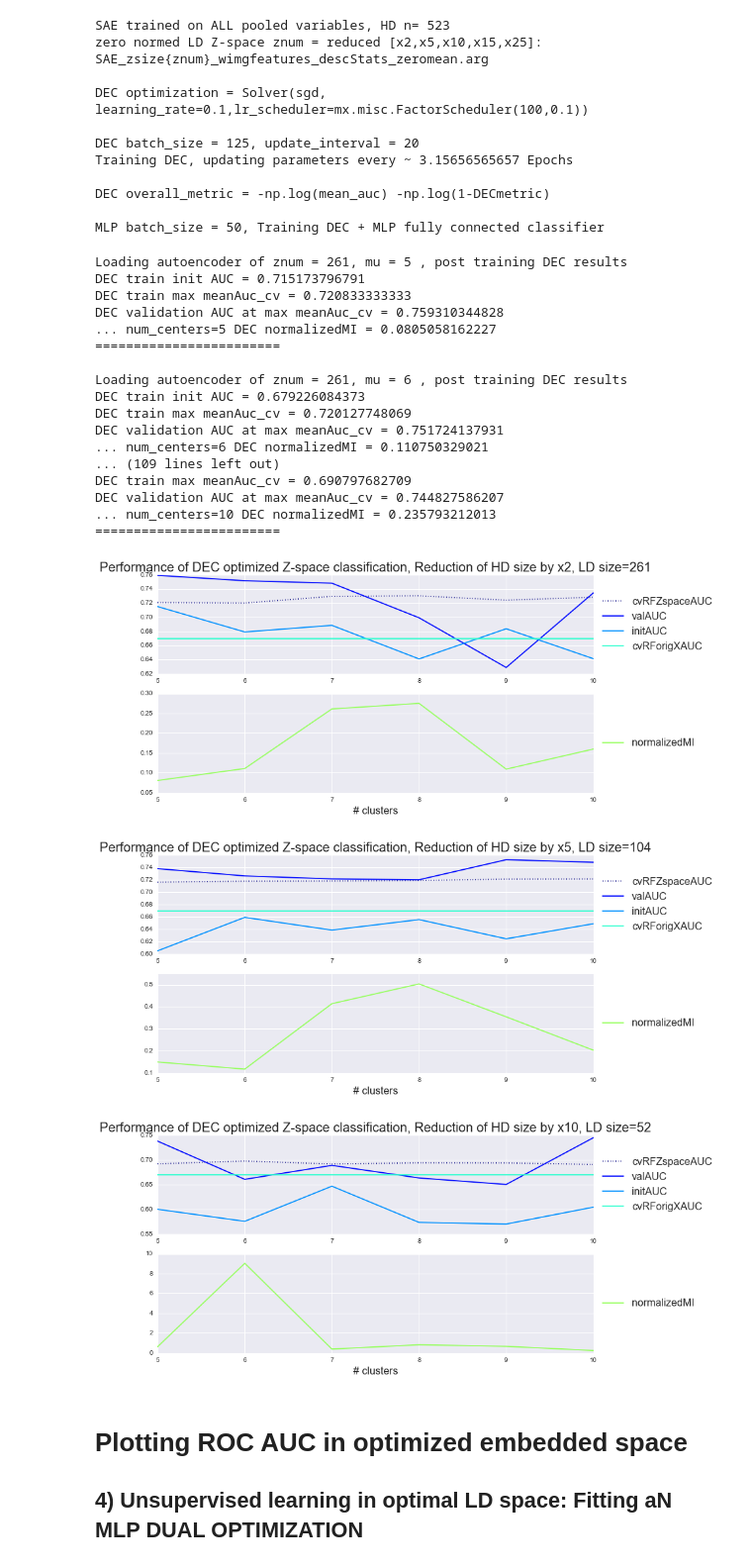
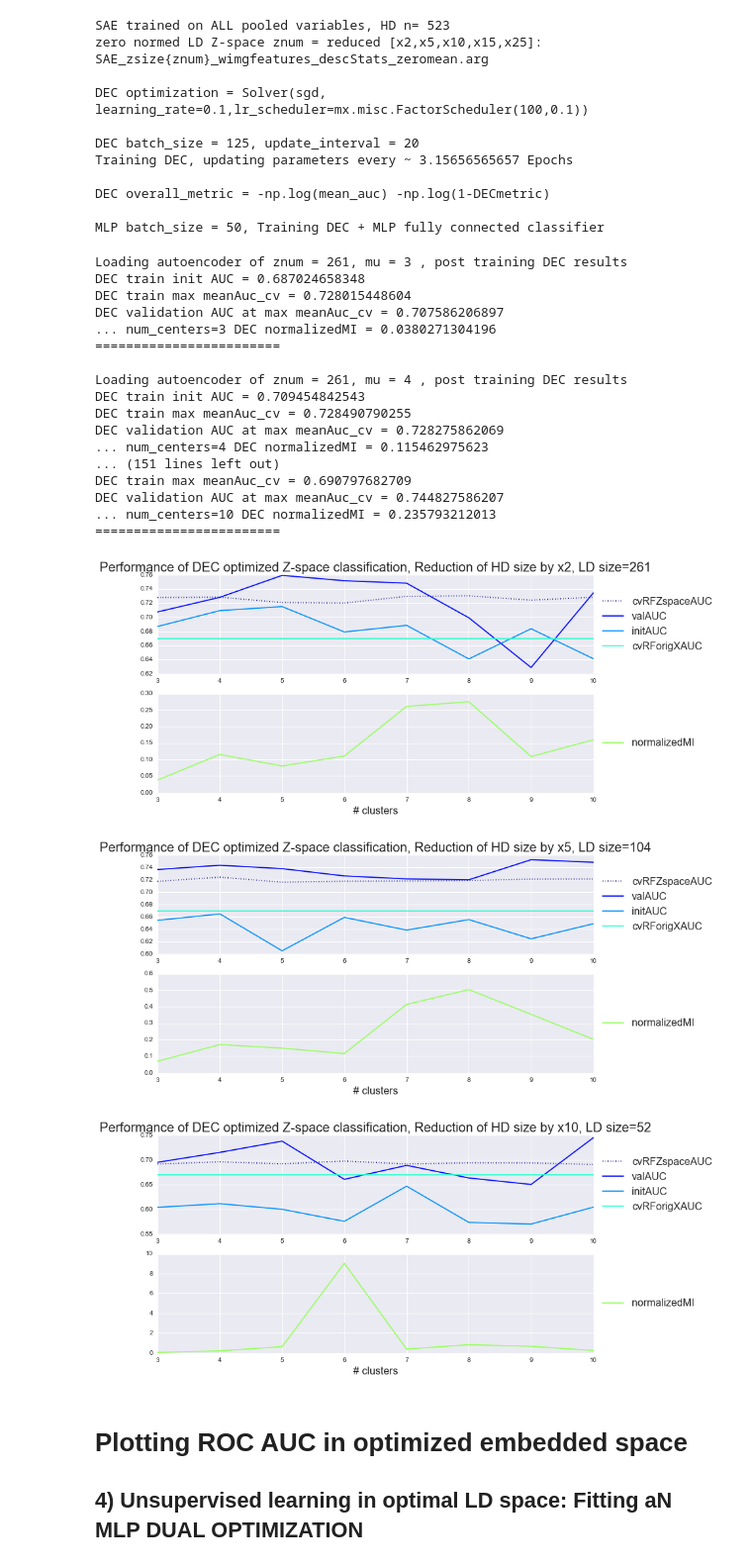
Before and after one commit to cgallego/NME_analysis, a Jupyter notebook: DEC_ROC_decModel_wimgF_dualopt_descStats.ipynb, the cells around one changed output. Shown at 99% size. Cells and saved outputs as stored; diff of their text form; code cells hidden in the pictures.

```diff
--- a/DEC_ROC_decModel_wimgF_dualopt_descStats.ipynb
+++ b/DEC_ROC_decModel_wimgF_dualopt_descStats.ipynb
@@ -330,7 +330,7 @@ save_to = r'Z:\Cristina\Section3\NME_DEC\SAEmodels\decModel_wimgF_dualopt_descSt
 # to load a prevously DEC model
 input_size = combX_allNME.shape[1]
 latent_size = [input_size/rxf for rxf in [2,5,10]] # other: 10,15,25
-varying_mu = [int(np.round(var_mu)) for var_mu in np.linspace(5,10,6)]
+varying_mu = [int(np.round(var_mu)) for var_mu in np.linspace(3,10,8)]
 
 ######################
 # DEC: define num_centers according to clustering variable
@@ -432,47 +432,47 @@ for znum in latent_size:
         print("... num_centers={} DEC normalizedMI = {}".format(num_centers,NMI))
         normalizedMI.append(NMI)
         print("========================\n")
 
     # plot latent space Accuracies vs. original
     colors = plt.cm.jet(np.linspace(0, 1, 16))
     fig2 = plt.figure(figsize=(12,6))
     #ax2 = plt.axes()
     sns.set_context("notebook")
     ax1 = fig2.add_subplot(2,1,1)
     ax1.plot(varying_mu, cvRFZspaceAUC, color=colors[0], ls=':', label='cvRFZspaceAUC')
     ax1.plot(varying_mu, valAUC, color=colors[2], label='valAUC')
     ax1.plot(varying_mu, initAUC, color=colors[4], label='initAUC')
     ax1.plot(varying_mu, cvRForigXAUC, color=colors[6], label='cvRForigXAUC')
     h1, l1 = ax1.get_legend_handles_labels()
     ax1.legend(h1, l1, loc='center left', bbox_to_anchor=(1, 0.5), prop={'size':16})
 
     ax2 = fig2.add_subplot(2,1,2)
     ax2.plot(varying_mu, normalizedMI, color=colors[8], label='normalizedMI')
     h2, l2 = ax2.get_legend_handles_labels()
     ax2.legend(h2, l2, loc='center left', bbox_to_anchor=(1, 0.5), prop={'size':16})
     ax2.set_xlabel('# clusters',fontsize=16)
     ax1.set_title('Performance of DEC optimized Z-space classification, Reduction of HD size by x{}, LD size={}'.format(input_size/znum, znum),fontsize=20)
 # %% [output]
-Loading autoencoder of znum = 261, mu = 5 , post training DEC results
-DEC train init AUC = 0.715173796791
-DEC train max meanAuc_cv = 0.720833333333
-DEC validation AUC at max meanAuc_cv = 0.759310344828
-... num_centers=5 DEC normalizedMI = 0.0805058162227
+Loading autoencoder of znum = 261, mu = 3 , post training DEC results
+DEC train init AUC = 0.687024658348
+DEC train max meanAuc_cv = 0.728015448604
+DEC validation AUC at max meanAuc_cv = 0.707586206897
+... num_centers=3 DEC normalizedMI = 0.0380271304196
 ========================
 
-Loading autoencoder of znum = 261, mu = 6 , post training DEC results
-DEC train init AUC = 0.679226084373
-DEC train max meanAuc_cv = 0.720127748069
-DEC validation AUC at max meanAuc_cv = 0.751724137931
-... num_centers=6 DEC normalizedMI = 0.110750329021
-... (109 lines left out)
+Loading autoencoder of znum = 261, mu = 4 , post training DEC results
+DEC train init AUC = 0.709454842543
+DEC train max meanAuc_cv = 0.728490790255
+DEC validation AUC at max meanAuc_cv = 0.728275862069
+... num_centers=4 DEC normalizedMI = 0.115462975623
+... (151 lines left out)
 DEC train max meanAuc_cv = 0.690797682709
 DEC validation AUC at max meanAuc_cv = 0.744827586207
 ... num_centers=10 DEC normalizedMI = 0.235793212013
 ========================
-[figure, old version]
+[figure, new version]
-[figure, old version]
+[figure, new version]
-[figure, old version]
+[figure, new version]
 # %% [markdown]
 # Plotting ROC AUC in optimized embedded space
 ## 4) Unsupervised learning in optimal LD space: Fitting aN MLP DUAL OPTIMIZATION
```
Also changed, not shown: parts of 3 cells of this notebook, 4 other files.
